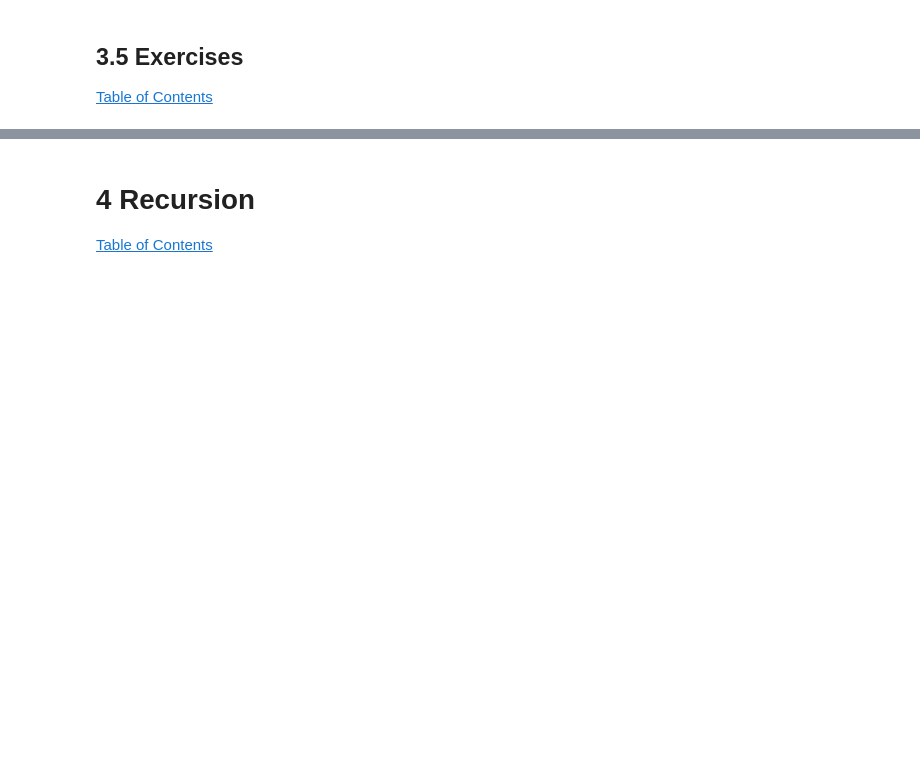
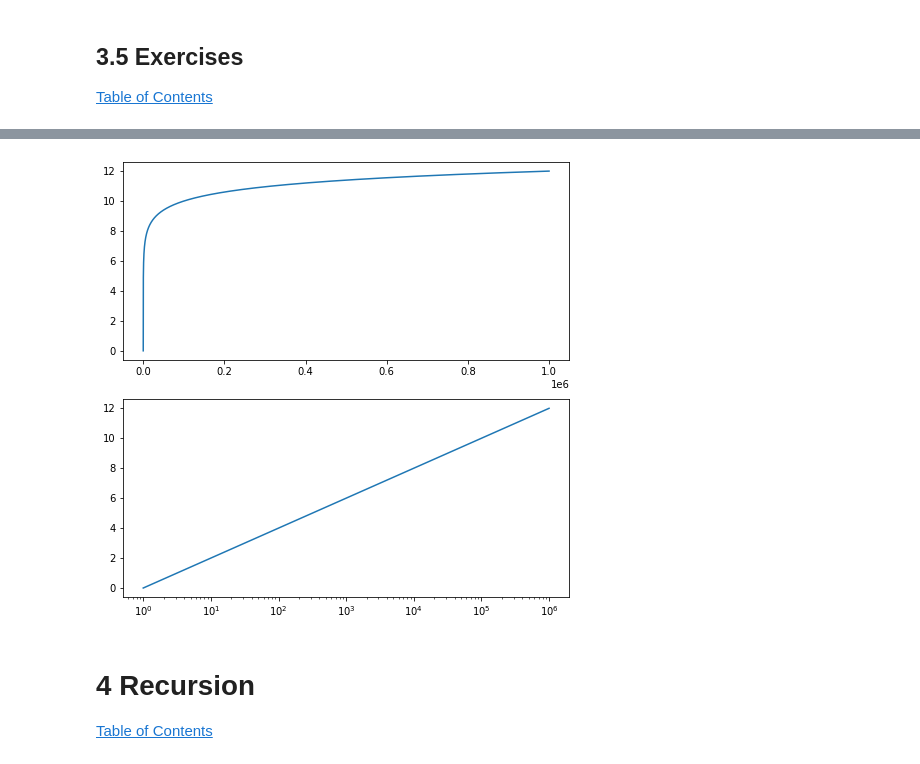
Before and after one commit to jot33/ds-algos-python, a Jupyter notebook: textbook_notes.ipynb, the cells around one changed output, grey strips where cells are left out. Cells and saved outputs as stored; diff of their text form; code cells hidden in the pictures; blank space fills up the shorter version.

```diff
--- a/textbook_notes.ipynb
+++ b/textbook_notes.ipynb
@@ -4260,3 +4372,16 @@ I'm not understanding the usefulness of this reasoning at this time...
+# %%
+import numpy as np
+import matplotlib.pyplot as plt
+%matplotlib inline
+
+n = np.arange(1,10**6,dtype='longdouble')
+f = np.log10(n**2)
+fig, ax = plt.subplots(2,1,figsize=(8,8))
+ax[0].plot(n,f);
+ax[1].plot(n,f);
+ax[1].set_xscale('log');
+# %% [output]
+[figure, added]
 # %% [markdown]
 <a id="4"></a>
 # 4 Recursion
```
Also changed, not shown: parts of 11 cells of this notebook.
